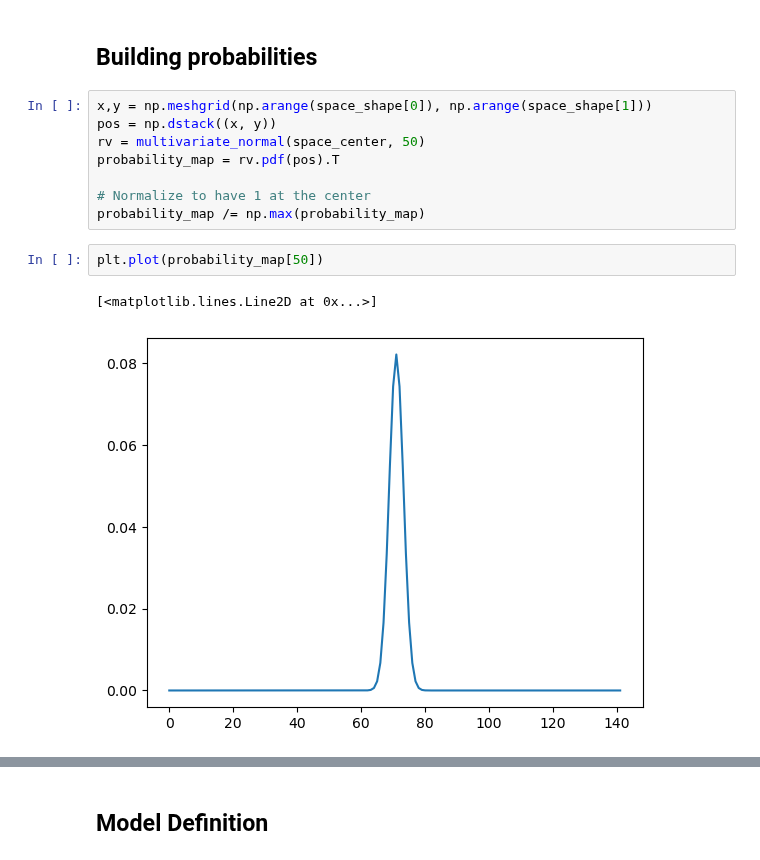
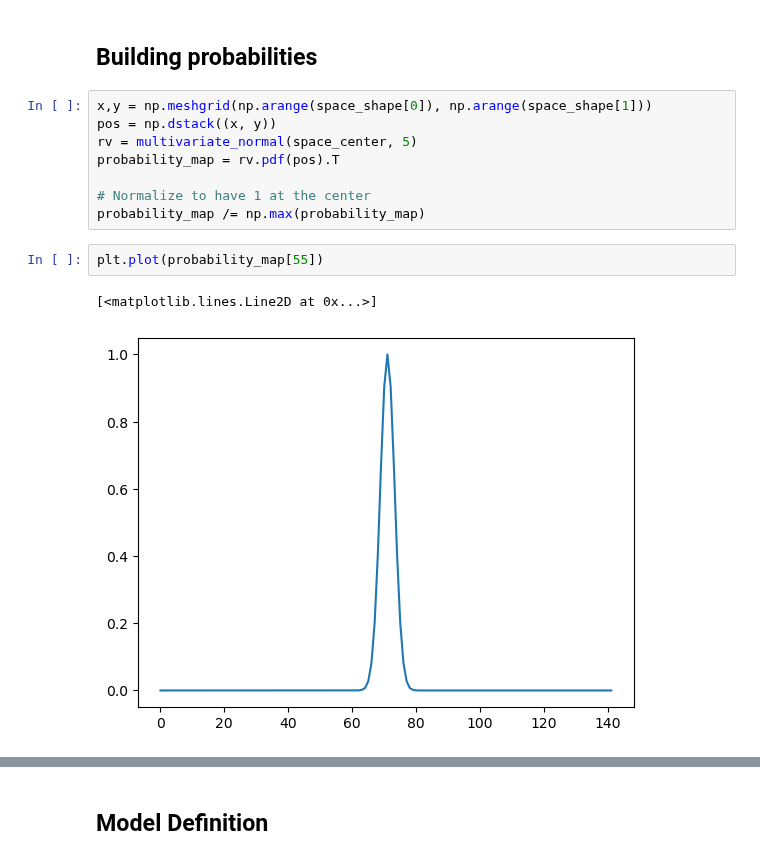
Before and after one commit to PimLb/olfactory-navigation, a Jupyter notebook: experiments/sea-robins/position_aware/6_source_cell_grid_with_sub_obs_model.ipynb, the cells around one changed output, grey strips where cells are left out. Saved outputs shown, nothing was run; the diff lists cells and outputs as text.

Commit message:
visualizations and convariance change test

```diff
--- a/experiments/sea-robins/position_aware/6_source_cell_grid_with_sub_obs_model.ipynb
+++ b/experiments/sea-robins/position_aware/6_source_cell_grid_with_sub_obs_model.ipynb
@@ -41,16 +41,16 @@ source_cell_resolution = np.array([5,5])
 # %%
 x,y = np.meshgrid(np.arange(space_shape[0]), np.arange(space_shape[1]))
 pos = np.dstack((x, y))
-rv = multivariate_normal(space_center, 50)
+rv = multivariate_normal(space_center, 5)
 probability_map = rv.pdf(pos).T
 
 # Normalize to have 1 at the center
 probability_map /= np.max(probability_map)
 # %%
-plt.plot(probability_map[50])
+plt.plot(probability_map[55])
 # %% [output]
 [<matplotlib.lines.Line2D at 0x...>]
-[figure, old version]
+[figure, new version]
 # %%
 plt.imshow(probability_map, cmap='Greys')
 plt.colorbar()
```
Also changed, not shown: parts of 2 cells of this notebook, 3 other files.
